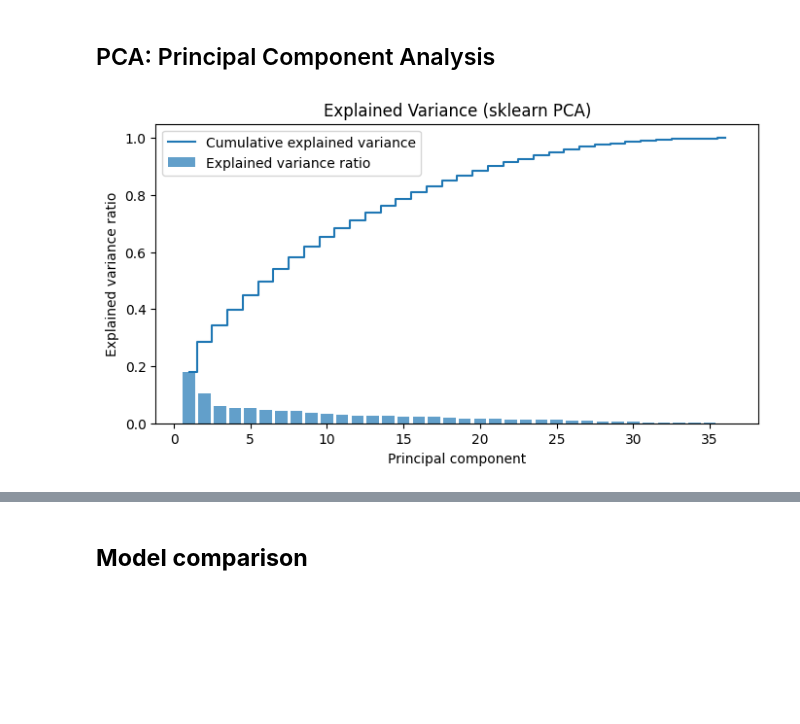
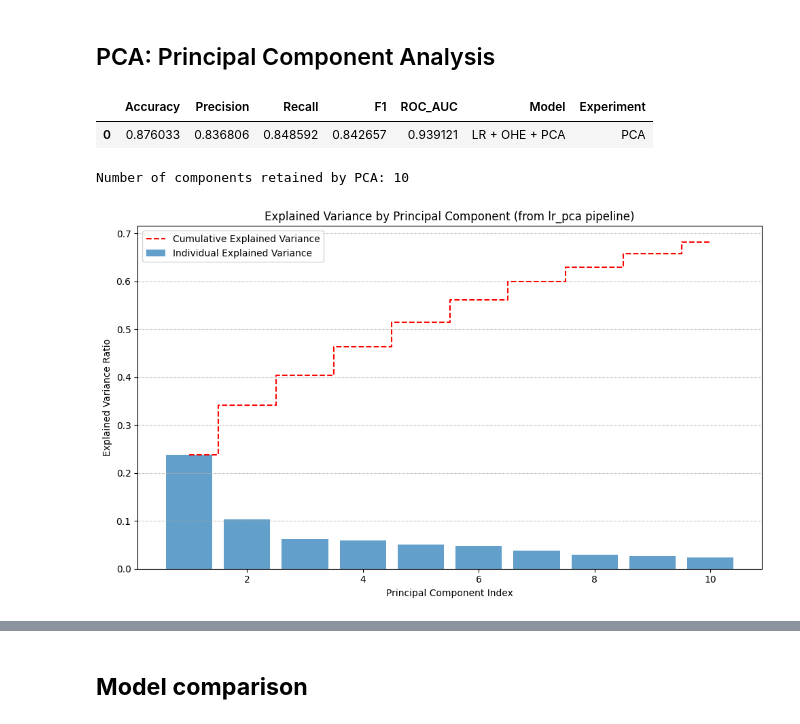
Before and after one commit to abdulmm44/Student_dropout_prediction, a Jupyter notebook: Student_dropout_(37).ipynb, the cells around one changed output, grey strips where cells are left out. Saved outputs shown, nothing was run; the diff lists cells and outputs as text; code cells hidden in the pictures; blank space fills up the shorter version.

Commit message:
model changing

```diff
--- a/Student_dropout_(37).ipynb
+++ b/Student_dropout_(37).ipynb
@@ -375,0 +405,13 @@ Students with unresolved academic outcomes `"Enrolled"` were excluded from the a
+# %%
+# Identify categorical columns (stored as integers but represent categories)
+categorical_cols = [
+    'marital_status', 'app_mode', 'Course',
+    'daytime_attendance', 'prev_qual', 'nationality',
+    'mother_qual', 'father_qual', 'mother_occ',
+    'father_occ', 'Displaced', 'special_needs', 'Debtor',
+    'tuition_current', 'Gender', 'scholarship', 'International'
+
+]
+
+# Identify numerical columns (all other columns)
+numerical_cols = [ col for col in df_model.drop("target", axis=1) if col not in categorical_cols]
@@ -989,0 +1007,7 @@ preprocessor = ColumnTransformer(
+# %%
+# Apply the preprocessor to X_train and X_test
+X_train_scaled = preprocessor.fit_transform(X_train, y_train)
+X_test_scaled = preprocessor.transform(X_test)
+
+print("Shape of X_train_scaled:", X_train_scaled.shape)
+print("Shape of X_test_scaled:", X_test_scaled.shape)
@@ -1342,19 +1430,48 @@ X_test_pca = pca.transform(
+# %%
+lr_pca = Pipeline(steps=[
+    ('preprocessor', preprocessor),
+    ('pca', PCA(n_components=0.67)),
+    ('classifier', LogisticRegression(max_iter=1000, random_state=42))
+])
+
+lr_pca.fit(X_train, y_train)
+
+y_pred = lr_pca.predict(X_test)
+y_prob = lr_pca.predict_proba(X_test)[:, 1]
+
+pca_results = {
+    "Accuracy": accuracy_score(y_test, y_pred),
+    "Precision": precision_score(y_test, y_pred),
+    "Recall": recall_score(y_test, y_pred),
+    "F1": f1_score(y_test, y_pred),
+    "ROC_AUC": roc_auc_score(y_test, y_prob),
+    "Model": "LR + OHE + PCA",
+    "Experiment": "PCA"
+}
+
+pca_results = pd.DataFrame([pca_results])
+pca_results
+# %% [output]
+|  | Accuracy | Precision | Recall | F1 | ROC_AUC | Model | Experiment |
+| 0 | 0.876033 | 0.836806 | 0.848592 | 0.842657 | 0.939121 | LR + OHE + PCA | PCA |
 # %%
-# Explained Variance
-explained_variance = pca.explained_variance_ratio_
+pca_model = lr_pca.named_steps['pca']
+n_components = pca_model.n_components_
+explained_variance = pca_model.explained_variance_ratio_
+cumulative_variance = np.cumsum(explained_variance)
 
-# Cumulative Explained Variance
-cumulative_variance = np.cumsum(
-    pca.explained_variance_ratio_
-)
+print(f"Number of components retained by PCA: {n_components}\n\n")
 
-plt.figure(figsize=(8,4))
-plt.bar(range(1, len(explained_variance)+1), explained_variance, alpha=0.7, label="Explained variance ratio")
-plt.step(range(1, len(cumulative_variance)+1), cumulative_variance, where="mid", label="Cumulative explained variance")
-plt.xlabel("Principal component")
-plt.ylabel("Explained variance ratio")
-plt.title("Explained Variance (sklearn PCA)")
+plt.figure(figsize=(10, 6))
+plt.bar(range(1, len(explained_variance) + 1), explained_variance, alpha=0.7, label='Individual Explained Variance')
+plt.step(range(1, len(cumulative_variance) + 1), cumulative_variance, where='mid', label='Cumulative Explained Variance', linestyle='--', color='red')
+plt.xlabel('Principal Component Index')
+plt.ylabel('Explained Variance Ratio')
+plt.title('Explained Variance by Principal Component (from lr_pca pipeline)')
 plt.legend()
+plt.grid(axis='y', linestyle='--', alpha=0.7)
+plt.tight_layout()
 plt.show()
 # %% [output]
+Number of components retained by PCA: 10
-[figure, old version]
+[figure, new version]
```
Also changed, not shown: parts of 83 cells of this notebook.
